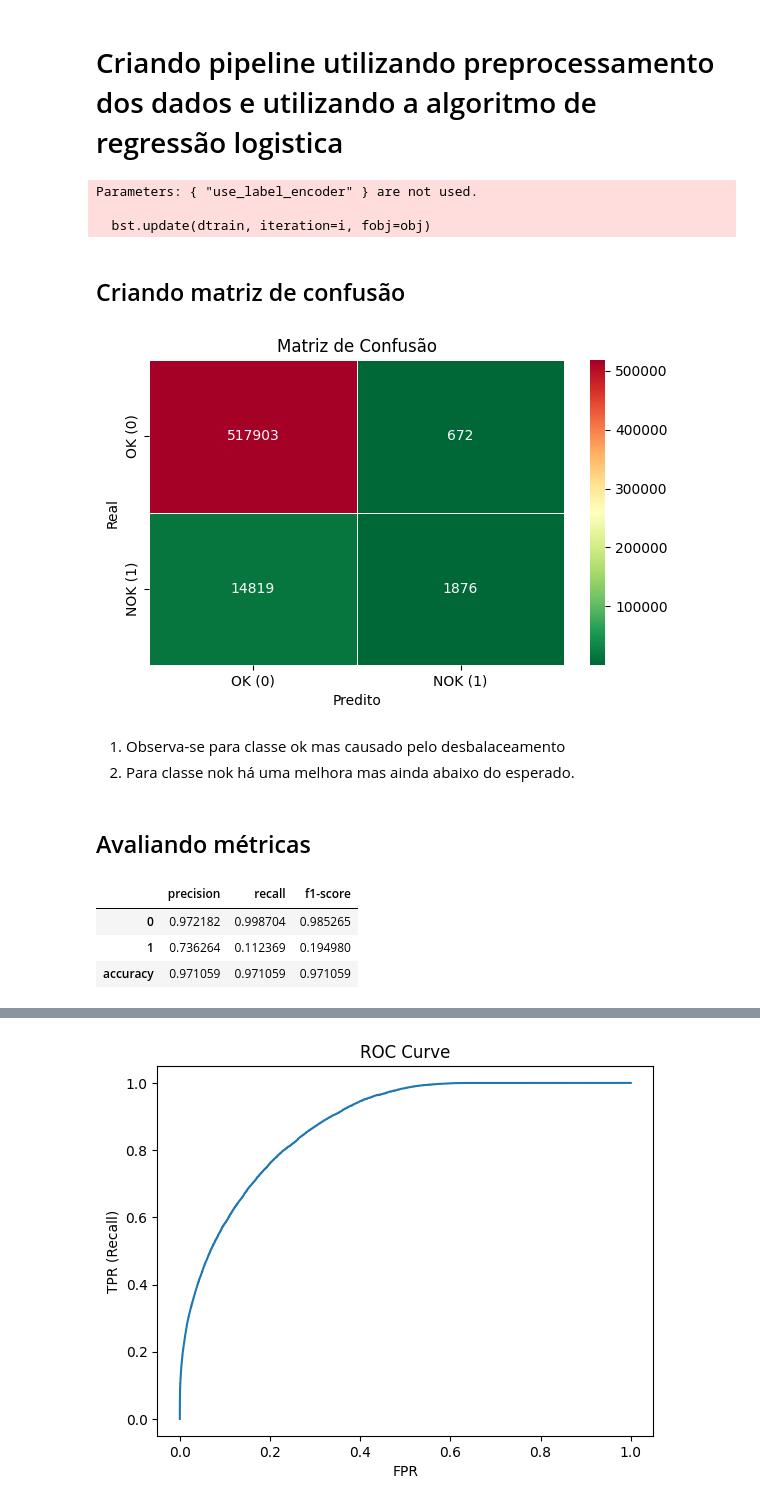
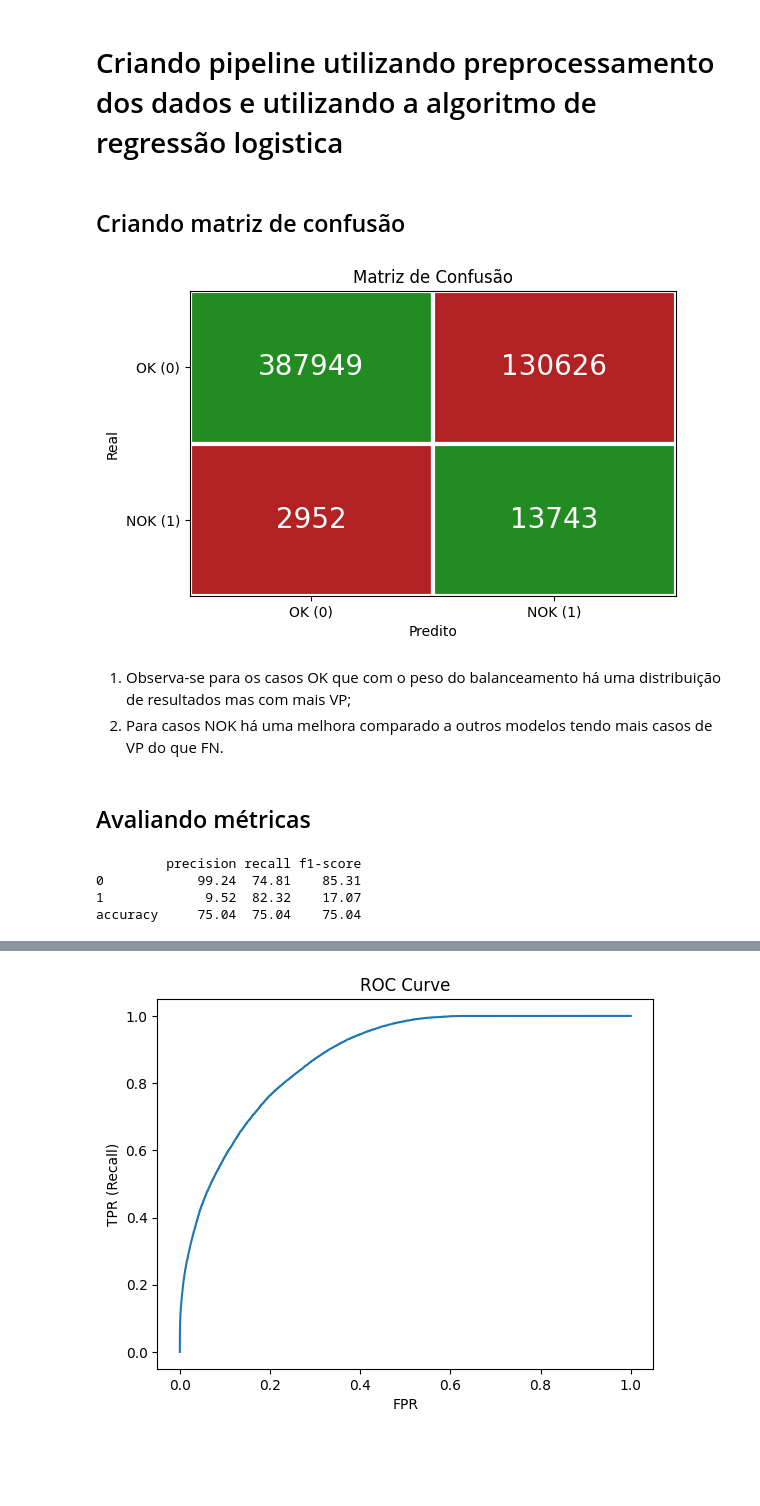
Before and after one commit to leogarrido96/research_cnc_machine_learning_tcc, a Jupyter notebook: models/xgboost.ipynb, the cells around one changed output, grey strips where cells are left out. Saved outputs shown, nothing was run; the diff lists cells and outputs as text; code cells hidden in the pictures; blank space fills up the shorter version.

Commit message:
Update models and create smv model.

```diff
--- a/models/xgboost.ipynb
+++ b/models/xgboost.ipynb
@@ -67,57 +69,69 @@ preprocessor = ColumnTransformer(
 # %% [markdown]
 # Criando pipeline utilizando preprocessamento dos dados e utilizando a algoritmo de regressão logistica
 # %%
+# CRIANDO ESCALA PARA PESO DAS CLASSES
+counter = Counter(y_train)
+scale_pos_weight = counter[0] / counter[1]
+
 # CRIANDO O PIPELINE COM OS DADOS PRE-PROCESSADOS E O CLASSIFICADOR
 pipeline = Pipeline(steps=[
     ('preprocessor', preprocessor),
     ('classifier', XGBClassifier(
-        use_label_encoder=False,
-        eval_metric='logloss'
+        eval_metric='logloss',
+        scale_pos_weight=scale_pos_weight
     ))
 ])
 
 pipeline.fit(X_train, y_train)
 y_pred = pipeline.predict(X_test)
-# %% [output]
-Parameters: { "use_label_encoder" } are not used.
-
-  bst.update(dtrain, iteration=i, fobj=obj)
 # %% [markdown]
 ## Criando matriz de confusão
-# %%
-cm = confusion_matrix(y_test, y_pred)
-
-plt.figure(figsize=(6,4))
-sns.heatmap(
-    cm,
-    annot=True,
-    fmt="d",
-    cmap="RdYlGn_r",
-    linewidths=0.5,
-    xticklabels=["OK (0)", "NOK (1)"],
-    yticklabels=["OK (0)", "NOK (1)"]
-)
-plt.xlabel("Predito")
-plt.ylabel("Real")
-plt.title("Matriz de Confusão")
-plt.tight_layout()
-plt.show()
-# %% [output]
-[figure, removed]
+# %%
+cm = confusion_matrix(y_test, y_pred)
+labels = ["OK (0)", "NOK (1)"]
+
+fig, ax = plt.subplots(figsize=(6, 4))
+
+# Plotar manualmente com cores nos quadrantes
+for i in range(cm.shape[0]):
+    for j in range(cm.shape[1]):
+        value = cm[i, j]
+        color = '#228B22' if i == j else '#B22222'
+        ax.add_patch(plt.Rectangle((j, i), 1, 1, fill=True, facecolor=color, edgecolor='white', linewidth=3))
+        ax.text(j + 0.5, i + 0.5, str(value), ha='center', va='center', color='white', fontsize=20)
+
+# Eixos e rótulos
+ax.set_xticks([0.5, 1.5])
+ax.set_xticklabels(labels)
+ax.set_yticks([0.5, 1.5])
+ax.set_yticklabels(labels)
+ax.set_xlabel("Predito")
+ax.set_ylabel("Real")
+ax.set_title("Matriz de Confusão")
+
+# Ajustes de grade
+ax.set_xlim(0, 2)
+ax.set_ylim(0, 2)
+ax.invert_yaxis()
+plt.tight_layout()
+plt.show()
+# %% [output]
+[figure, added]
 # %% [markdown]
-1. Observa-se para classe ok mas causado pelo desbalaceamento
-2. Para classe nok há uma melhora mas ainda abaixo do esperado.
+1. Observa-se para os casos OK que com o peso do balanceamento há uma distribuição de resultados mas com mais VP;
+2. Para casos NOK há uma melhora comparado a outros modelos tendo mais casos de VP do que FN.
 # %% [markdown]
 ## Avaliando métricas
 # %%
 report = classification_report(y_test, y_pred, output_dict=True, zero_division=0)
 report_df = pd.DataFrame(report).transpose()
 report_df = report_df.drop(columns=['support'])
-report_df.head(3)
+report_df_formatted = report_df.head(3).map(lambda x: f"{x * 100:.2f}")
+print(report_df_formatted)
 # %% [output]
-|  | precision | recall | f1-score |
-| 0 | 0.972182 | 0.998704 | 0.985265 |
-| 1 | 0.736264 | 0.112369 | 0.194980 |
-| accuracy | 0.971059 | 0.971059 | 0.971059 |
+         precision recall f1-score
+0            99.24  74.81    85.31
+1             9.52  82.32    17.07
+accuracy     75.04  75.04    75.04
 # %% [markdown]
 Como esperando no relatório das métricas observamos:
```
Also changed, not shown: parts of 33 cells of this notebook, 3 other files.
